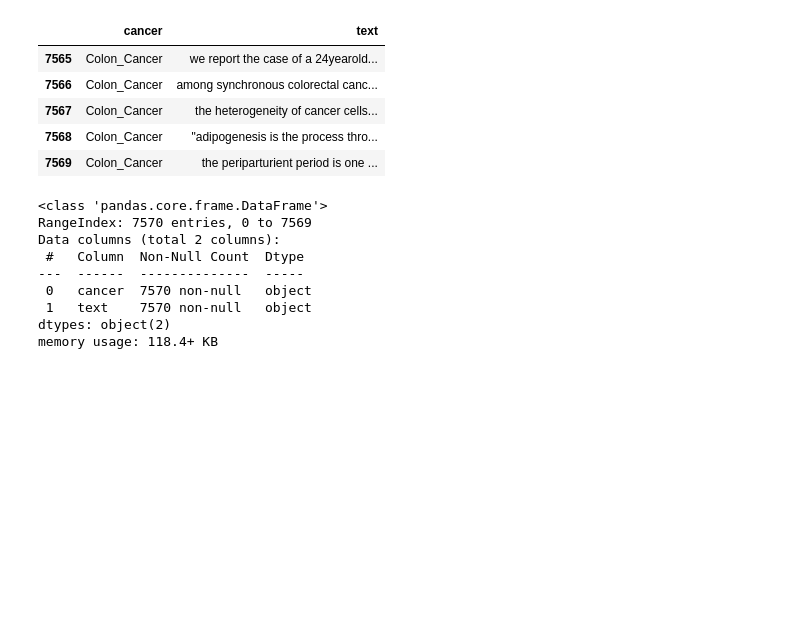
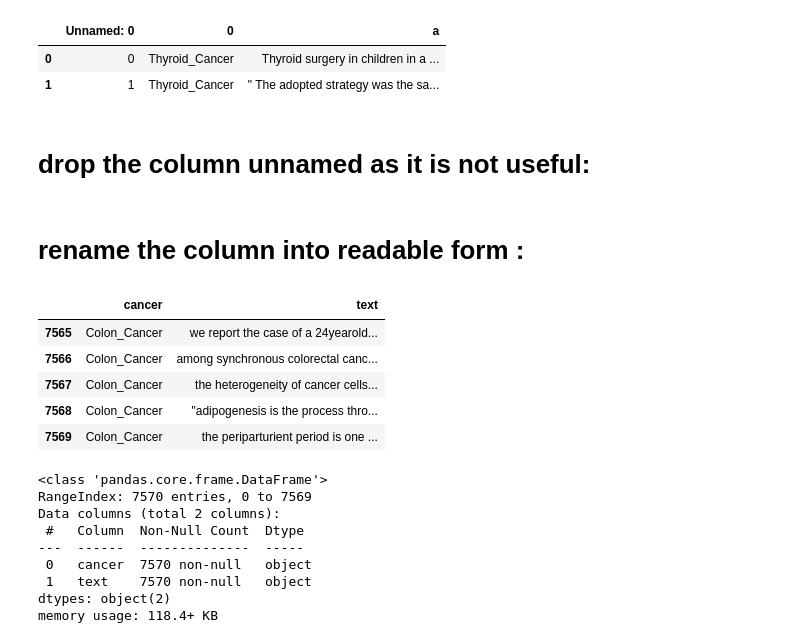
Before and after one commit to maushamjha/sms-spam-classifier, a Jupyter notebook: medical-text.ipynb, the cells around one changed output. Saved outputs shown, nothing was run; the diff lists cells and outputs as text; code cells hidden in the pictures; blank space fills up the shorter version.

Commit message:
Kaggle Notebook | medical text data_leakage | Version 6

```diff
--- a/medical-text.ipynb
+++ b/medical-text.ipynb
@@ -24,5 +32,15 @@ data.sample(10)
+# %%
+data.head(2)
+# %% [output]
+|  | Unnamed: 0 | 0 | a |
+| 0 | 0 | Thyroid_Cancer | Thyroid surgery in children in a ... |
+| 1 | 1 | Thyroid_Cancer | " The adopted strategy was the sa... |
+# %% [markdown]
+# drop the column unnamed as it is not useful:
 # %%
 data.drop('Unnamed: 0',axis=1,inplace=True)
+# %% [markdown]
+# rename the column into readable form :
 # %%
 data.rename({'0':'cancer','a':'text'},axis=1,inplace=True)
 # %%
```
Also changed, not shown: parts of 35 cells of this notebook.
